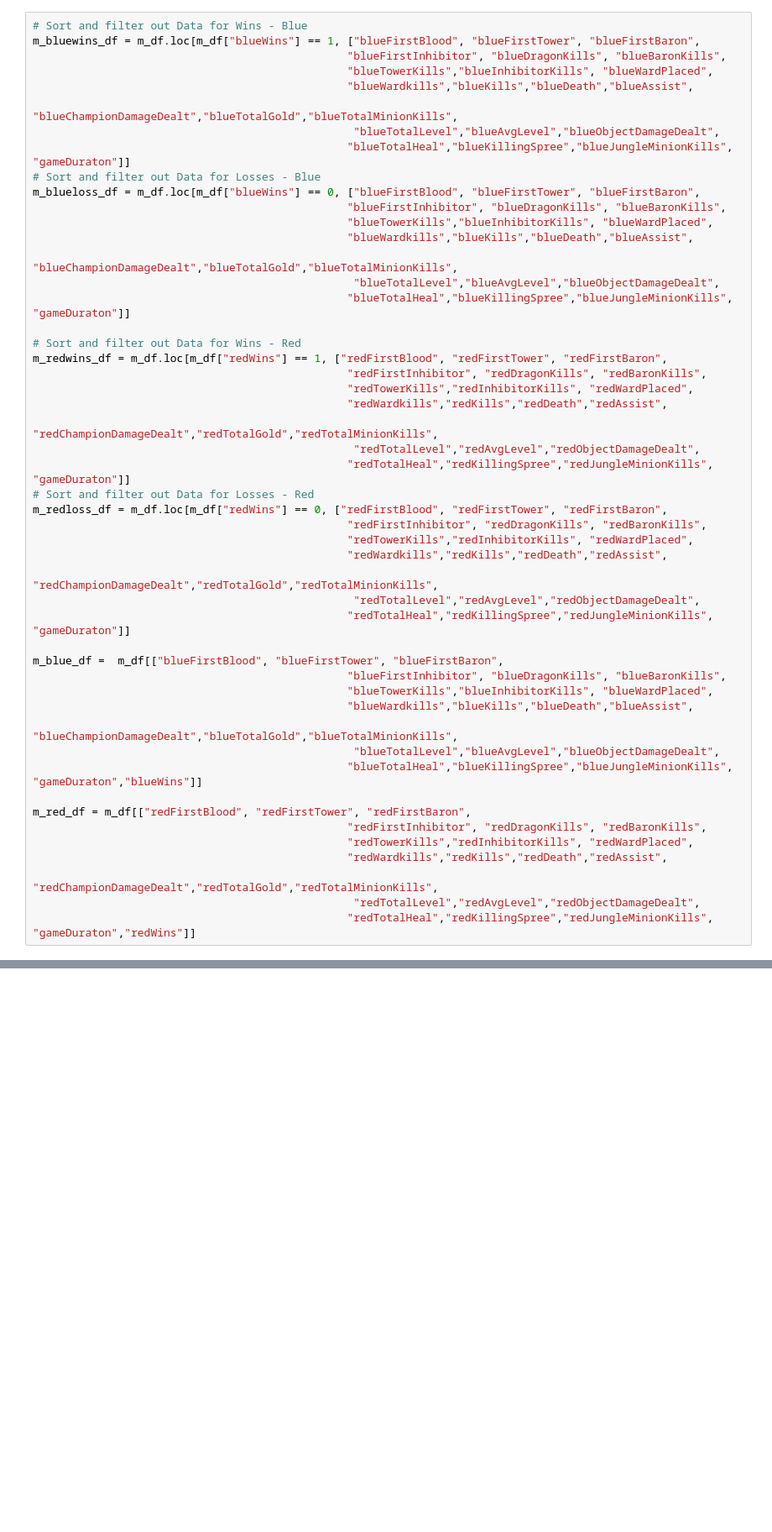
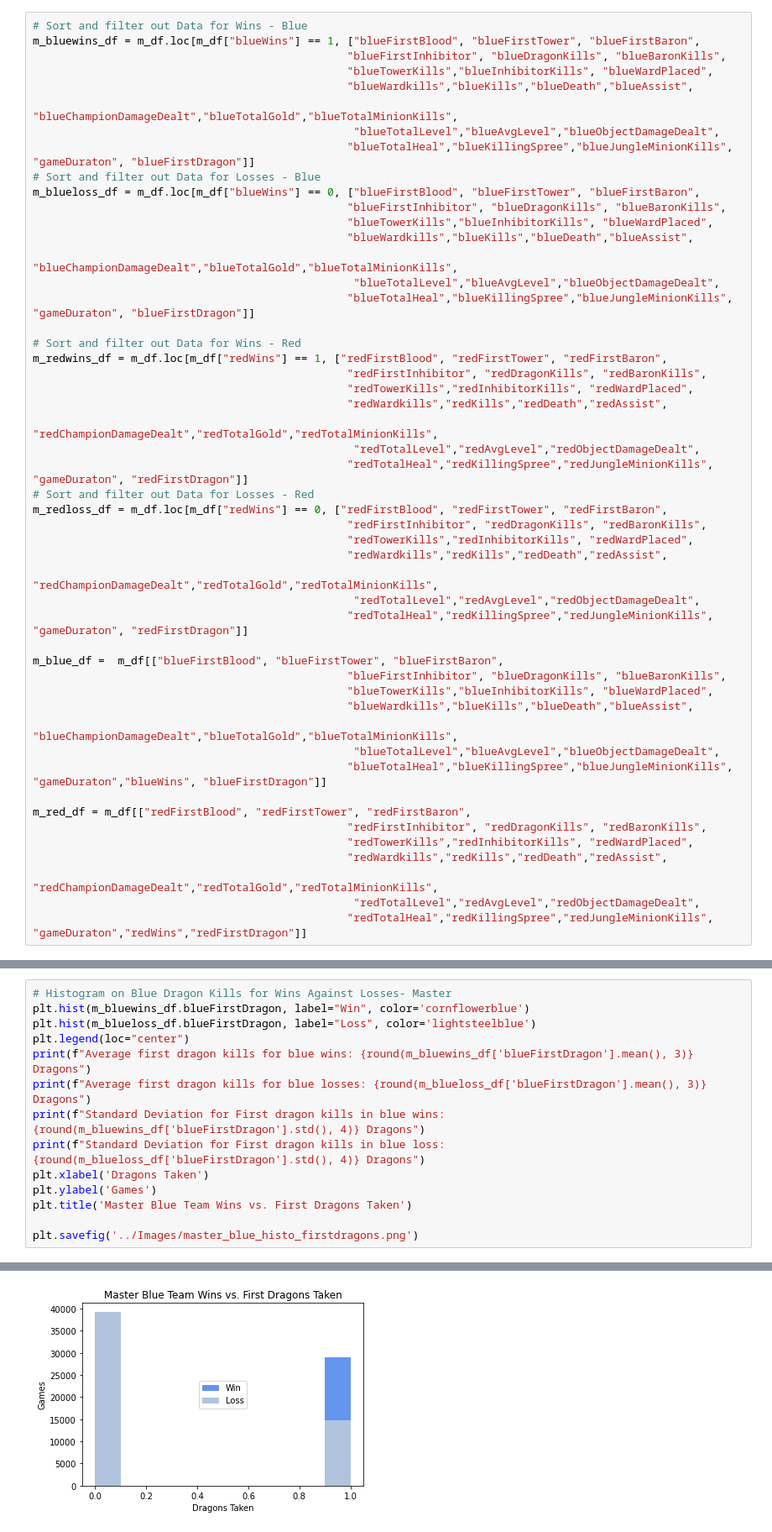
Before and after one commit to josephchancey/riot-lol-match-trends, a Jupyter notebook: Notebooks/LoL Trend Analysis.ipynb, the cells around one changed output, grey strips where cells are left out. Shown at 84% size. Cells and saved outputs as stored; diff of their text form; blank space fills up the shorter version.

Commit message:
Add first dragon plots

```diff
--- a/Notebooks/LoL Trend Analysis.ipynb
+++ b/Notebooks/LoL Trend Analysis.ipynb
@@ -107,7 +107,7 @@ m_bluewins_df = m_df.loc[m_df["blueWins"] == 1, ["blueFirstBlood", "blueFirstTow
                                                 "blueWardkills","blueKills","blueDeath","blueAssist",
                                                  "blueChampionDamageDealt","blueTotalGold","blueTotalMinionKills",
                                                  "blueTotalLevel","blueAvgLevel","blueObjectDamageDealt",
-                                                "blueTotalHeal","blueKillingSpree","blueJungleMinionKills", "gameDuraton"]]
+                                                "blueTotalHeal","blueKillingSpree","blueJungleMinionKills", "gameDuraton", "blueFirstDragon"]]
 # Sort and filter out Data for Losses - Blue
 m_blueloss_df = m_df.loc[m_df["blueWins"] == 0, ["blueFirstBlood", "blueFirstTower", "blueFirstBaron",
                                                 "blueFirstInhibitor", "blueDragonKills", "blueBaronKills",
@@ -115,7 +115,7 @@ m_blueloss_df = m_df.loc[m_df["blueWins"] == 0, ["blueFirstBlood", "blueFirstTow
                                                 "blueWardkills","blueKills","blueDeath","blueAssist",
                                                  "blueChampionDamageDealt","blueTotalGold","blueTotalMinionKills",
                                                  "blueTotalLevel","blueAvgLevel","blueObjectDamageDealt",
-                                                "blueTotalHeal","blueKillingSpree","blueJungleMinionKills", "gameDuraton"]]
+                                                "blueTotalHeal","blueKillingSpree","blueJungleMinionKills", "gameDuraton", "blueFirstDragon"]]
 
 # Sort and filter out Data for Wins - Red
 m_redwins_df = m_df.loc[m_df["redWins"] == 1, ["redFirstBlood", "redFirstTower", "redFirstBaron",
@@ -124,7 +124,7 @@ m_redwins_df = m_df.loc[m_df["redWins"] == 1, ["redFirstBlood", "redFirstTower",
                                                 "redWardkills","redKills","redDeath","redAssist",
                                                  "redChampionDamageDealt","redTotalGold","redTotalMinionKills",
                                                  "redTotalLevel","redAvgLevel","redObjectDamageDealt",
-                                                "redTotalHeal","redKillingSpree","redJungleMinionKills", "gameDuraton"]]
+                                                "redTotalHeal","redKillingSpree","redJungleMinionKills", "gameDuraton", "redFirstDragon"]]
 # Sort and filter out Data for Losses - Red
 m_redloss_df = m_df.loc[m_df["redWins"] == 0, ["redFirstBlood", "redFirstTower", "redFirstBaron",
                                                 "redFirstInhibitor", "redDragonKills", "redBaronKills",
@@ -132,7 +132,7 @@ m_redloss_df = m_df.loc[m_df["redWins"] == 0, ["redFirstBlood", "redFirstTower",
                                                 "redWardkills","redKills","redDeath","redAssist",
                                                  "redChampionDamageDealt","redTotalGold","redTotalMinionKills",
                                                  "redTotalLevel","redAvgLevel","redObjectDamageDealt",
-                                                "redTotalHeal","redKillingSpree","redJungleMinionKills", "gameDuraton"]]
+                                                "redTotalHeal","redKillingSpree","redJungleMinionKills", "gameDuraton", "redFirstDragon"]]
 
 m_blue_df =  m_df[["blueFirstBlood", "blueFirstTower", "blueFirstBaron",
                                                 "blueFirstInhibitor", "blueDragonKills", "blueBaronKills",
@@ -140,7 +140,7 @@ m_blue_df =  m_df[["blueFirstBlood", "blueFirstTower", "blueFirstBaron",
                                                 "blueWardkills","blueKills","blueDeath","blueAssist",
                                                  "blueChampionDamageDealt","blueTotalGold","blueTotalMinionKills",
                                                  "blueTotalLevel","blueAvgLevel","blueObjectDamageDealt",
-                                                "blueTotalHeal","blueKillingSpree","blueJungleMinionKills", "gameDuraton","blueWins"]]
+                                                "blueTotalHeal","blueKillingSpree","blueJungleMinionKills", "gameDuraton","blueWins", "blueFirstDragon"]]
 
 m_red_df = m_df[["redFirstBlood", "redFirstTower", "redFirstBaron",
                                                 "redFirstInhibitor", "redDragonKills", "redBaronKills",
@@ -148,7 +148,7 @@ m_red_df = m_df[["redFirstBlood", "redFirstTower", "redFirstBaron",
                                                 "redWardkills","redKills","redDeath","redAssist",
                                                  "redChampionDamageDealt","redTotalGold","redTotalMinionKills",
                                                  "redTotalLevel","redAvgLevel","redObjectDamageDealt",
-                                                "redTotalHeal","redKillingSpree","redJungleMinionKills", "gameDuraton","redWins"]]
+                                                "redTotalHeal","redKillingSpree","redJungleMinionKills", "gameDuraton","redWins","redFirstDragon"]]
 # %%
 # Sort and filter out Data for Wins - Blue
 gm_bluewins_df = gm_df.loc[gm_df["blueWins"] == 1, ["blueFirstBlood", "blueFirstTower", "blueFirstBaron",
@@ -726,0 +729,15 @@ Standard Deviation for dragon kills in red loss: 1.0586 Dragons
+# %%
+# Histogram on Blue Dragon Kills for Wins Against Losses- Master
+plt.hist(m_bluewins_df.blueFirstDragon, label="Win", color='cornflowerblue')
+plt.hist(m_blueloss_df.blueFirstDragon, label="Loss", color='lightsteelblue')
+plt.legend(loc="center")
+print(f"Average first dragon kills for blue wins: {round(m_bluewins_df['blueFirstDragon'].mean(), 3)} Dragons")
+print(f"Average first dragon kills for blue losses: {round(m_blueloss_df['blueFirstDragon'].mean(), 3)} Dragons")
+print(f"Standard Deviation for First dragon kills in blue wins: {round(m_bluewins_df['blueFirstDragon'].std(), 4)} Dragons")
+print(f"Standard Deviation for First dragon kills in blue loss: {round(m_blueloss_df['blueFirstDragon'].std(), 4)} Dragons")
+plt.xlabel('Dragons Taken')
+plt.ylabel('Games')
+plt.title('Master Blue Team Wins vs. First Dragons Taken')
+
+plt.savefig('../Images/master_blue_histo_firstdragons.png')
+# %% [output]
@@ -726,0 +748 @@ Standard Deviation for dragon kills in red loss: 1.0586 Dragons
+[figure, added]
```
Also changed, not shown: parts of 12 cells of this notebook, 6 other files.
